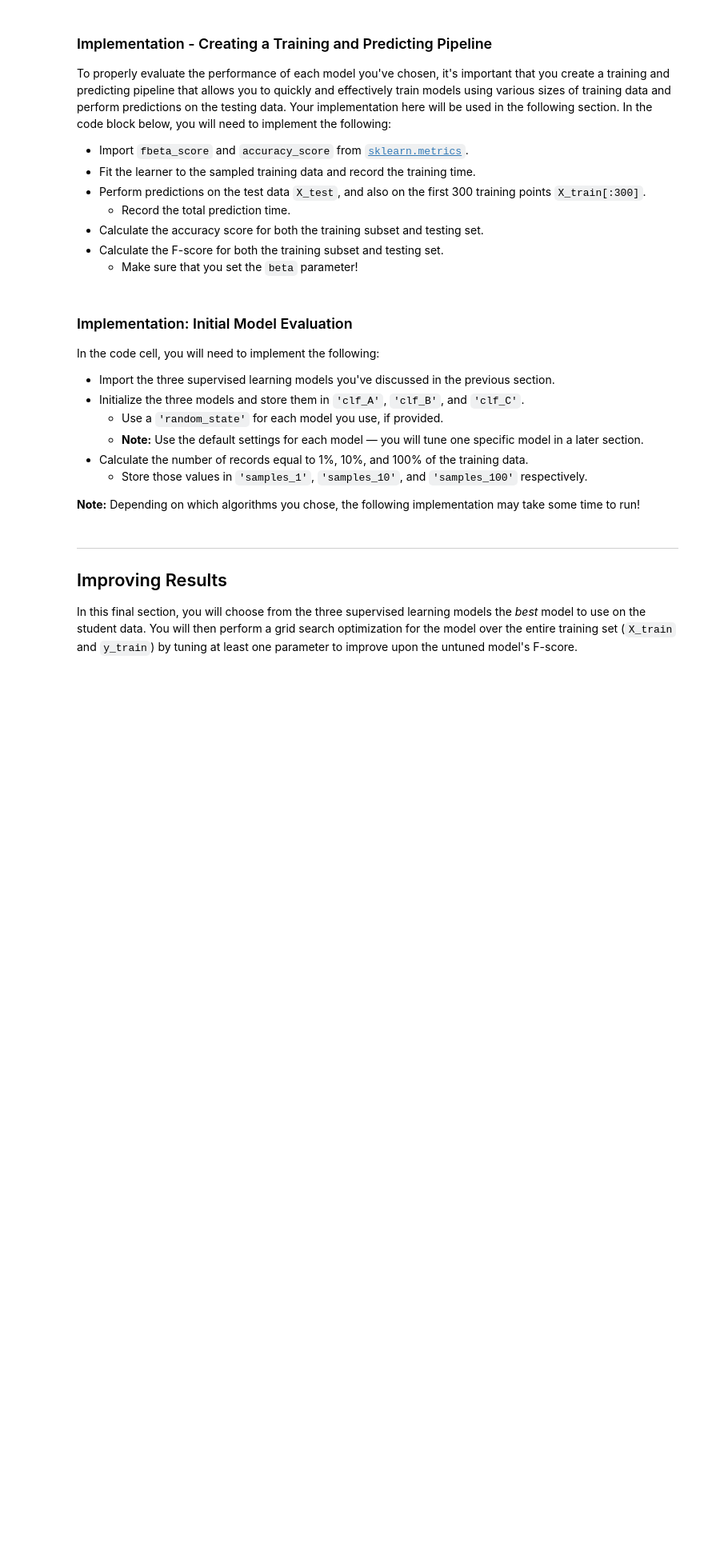
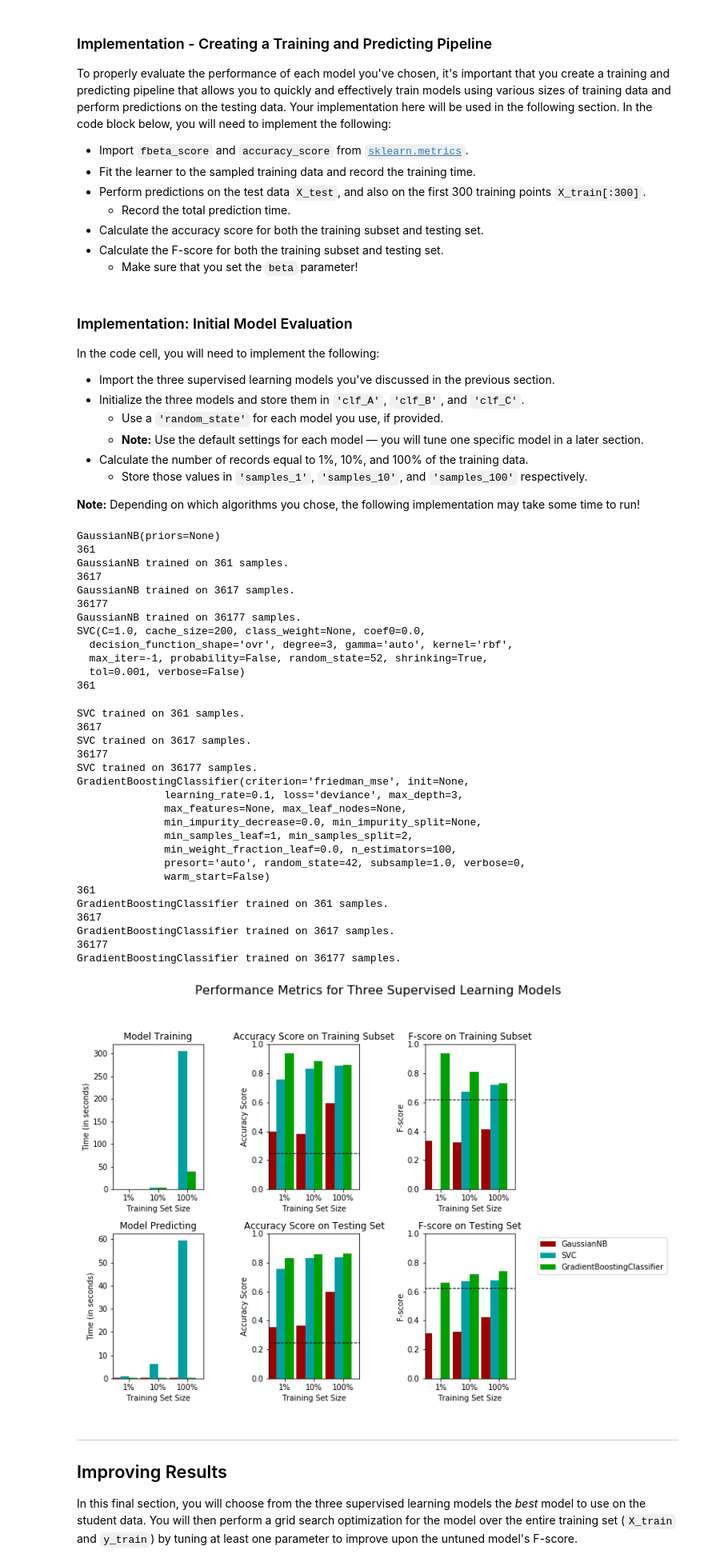
Before and after one commit to Pauliano/udacity-proj1-finding-donors, a Jupyter notebook: finding_donors.ipynb, the cells around one changed output. Shown: that part at 80% size. Cells and saved outputs as stored; diff of their text form; code cells hidden in the pictures; blank space fills up the shorter version.

```diff
--- a/finding_donors.ipynb
+++ b/finding_donors.ipynb
@@ -332,34 +358,67 @@ In the code cell, you will need to implement the following:
 # TODO: Import the three supervised learning models from sklearn
 from sklearn.naive_bayes import GaussianNB
 from sklearn import svm
 from sklearn.ensemble import GradientBoostingClassifier
 
 # TODO: Initialize the three models
 clf_A = GaussianNB()
 clf_B = svm.SVC(random_state=52)
-#clf_C = GradientBoostingClassifier(n_estimators=100, learning_rate=0.1, max_depth=3, random_state=42)
+clf_C = GradientBoostingClassifier(n_estimators=100, learning_rate=0.1, max_depth=3, random_state=42)
 
 # TODO: Calculate the number of samples for 1%, 10%, and 100% of the training data
 # HINT: samples_100 is the entire training set i.e. len(y_train)
 # HINT: samples_10 is 10% of samples_100 (ensure to set the count of the values to be `int` and not `float`)
 # HINT: samples_1 is 1% of samples_100 (ensure to set the count of the values to be `int` and not `float`)
 samples_100 = int(X_train.shape[0] * 1)
 samples_10 = int(X_train.shape[0] * 0.1)
 samples_1 = int(X_train.shape[0] * 0.01)
 
 # Collect results on the learners
 results = {}
 for clf in [clf_A, clf_B, clf_C]:
     clf_name = clf.__class__.__name__
     results[clf_name] = {}
     print(clf)
     for i, samples in enumerate([samples_1, samples_10, samples_100]):
         print(samples)
         results[clf_name][i] = \
         train_predict(clf, samples, X_train, y_train, X_test, y_test)
 
 # Run metrics visualization for the three supervised learning models chosen
 vs.evaluate(results, accuracy, fscore)
+# %% [output]
+GaussianNB(priors=None)
+361
+GaussianNB trained on 361 samples.
+3617
+GaussianNB trained on 3617 samples.
+36177
+GaussianNB trained on 36177 samples.
+SVC(C=1.0, cache_size=200, class_weight=None, coef0=0.0,
+  decision_function_shape='ovr', degree=3, gamma='auto', kernel='rbf',
+  max_iter=-1, probability=False, random_state=52, shrinking=True,
+  tol=0.001, verbose=False)
+361
+SVC trained on 361 samples.
+3617
+SVC trained on 3617 samples.
+36177
+SVC trained on 36177 samples.
+GradientBoostingClassifier(criterion='friedman_mse', init=None,
+              learning_rate=0.1, loss='deviance', max_depth=3,
+              max_features=None, max_leaf_nodes=None,
+              min_impurity_decrease=0.0, min_impurity_split=None,
+              min_samples_leaf=1, min_samples_split=2,
+              min_weight_fraction_leaf=0.0, n_estimators=100,
+              presort='auto', random_state=42, subsample=1.0, verbose=0,
+              warm_start=False)
+361
+GradientBoostingClassifier trained on 361 samples.
+3617
+GradientBoostingClassifier trained on 3617 samples.
+36177
+GradientBoostingClassifier trained on 36177 samples.
+[figure, added]
 # %% [markdown]
 ----
 ## Improving Results
```
Also changed, not shown: parts of 11 cells of this notebook, 1 other file.
